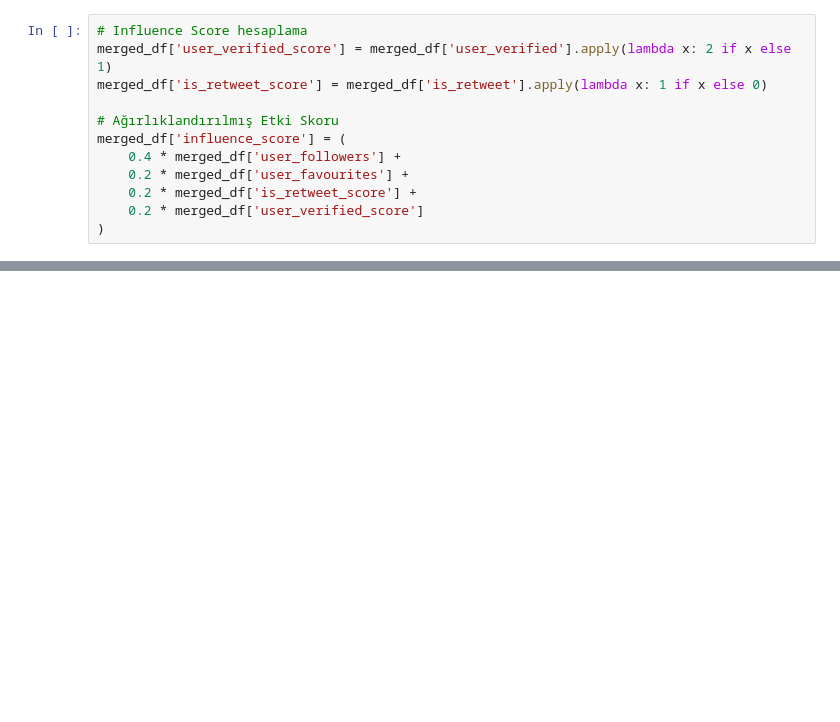
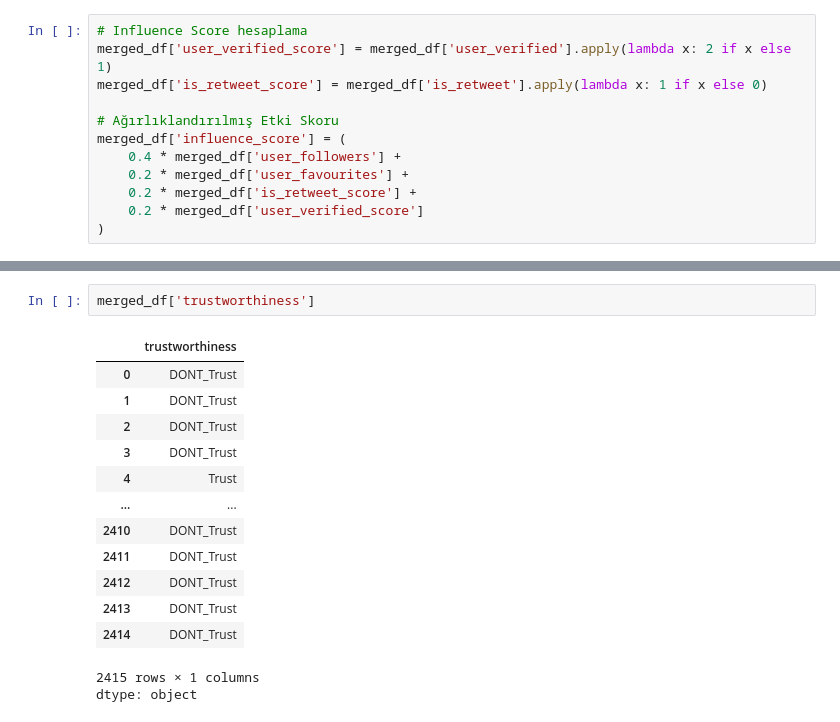
Before and after one commit to EudaLabs/investor-sentiments, a Jupyter notebook: bitcoin_tweet.ipynb, the cells around one changed output, grey strips where cells are left out. Drawn from its saved outputs; the diff is of its cells as text; blank space fills up the shorter version.

```diff
--- a/bitcoin_tweet.ipynb
+++ b/bitcoin_tweet.ipynb
@@ -421 +499,18 @@ merged_df = pd.merge(merged_df, pagerank_df, on='user_name', how='left')
+# %%
+merged_df['trustworthiness']
+# %% [output]
+|  | trustworthiness |
+| 0 | DONT_Trust |
+| 1 | DONT_Trust |
+| 2 | DONT_Trust |
+| 3 | DONT_Trust |
+| 4 | Trust |
+| ... | ... |
+| 2410 | DONT_Trust |
+| 2411 | DONT_Trust |
+| 2412 | DONT_Trust |
+| 2413 | DONT_Trust |
+| 2414 | DONT_Trust |
+2415 rows × 1 columns
+dtype: object
 # %%
```
Also changed, not shown: parts of 11 cells of this notebook.
